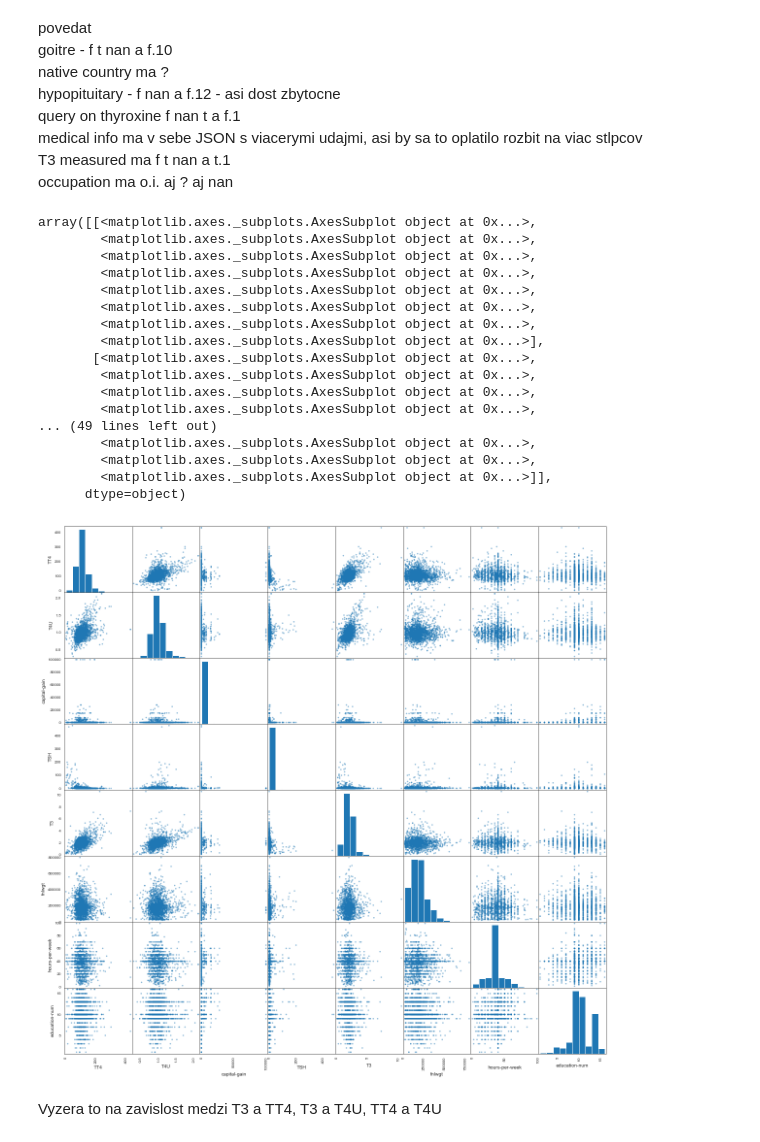
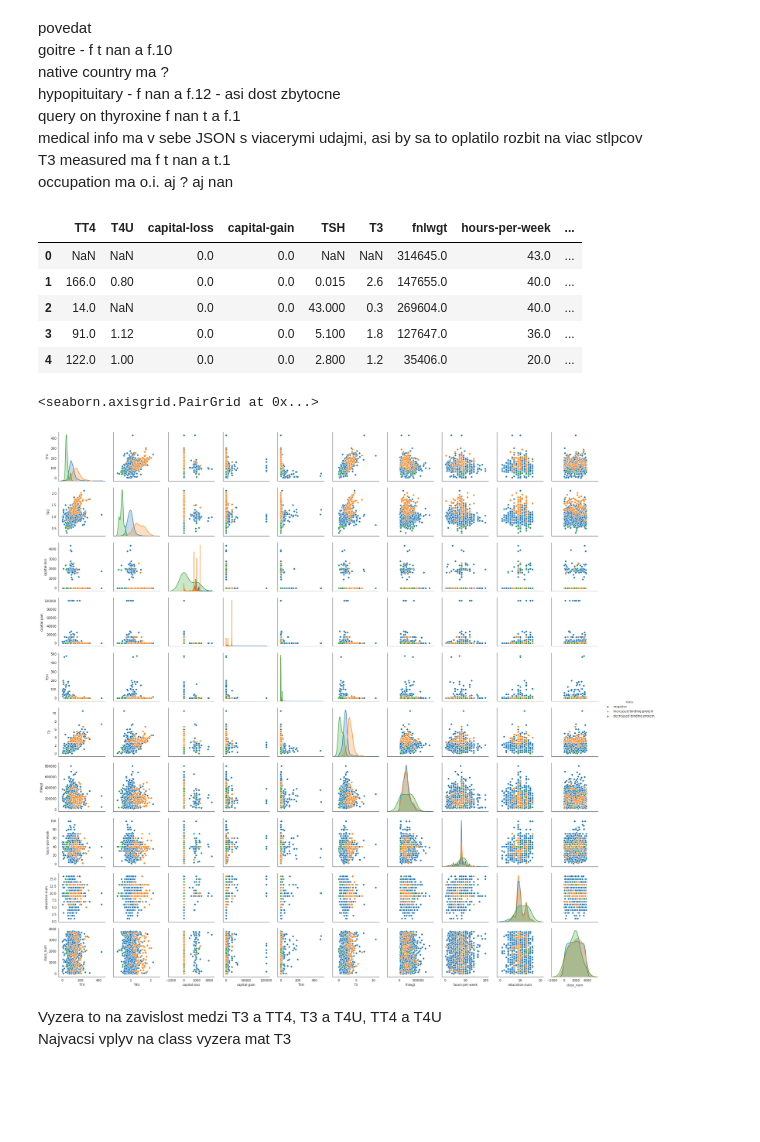
Before and after one commit to MatusPilnan/nadejny-informatik, a Jupyter notebook: utrzok-z-krabicky-od-marlboriek.ipynb, the cells around one changed output. Drawn from its saved outputs; the diff is of its cells as text; code cells hidden in the pictures; blank space fills up the shorter version.

```diff
--- a/utrzok-z-krabicky-od-marlboriek.ipynb
+++ b/utrzok-z-krabicky-od-marlboriek.ipynb
@@ -80,0 +83,17 @@ array(['?', nan], dtype=object)
+# %%
+bulo = lambda vstup: vstup.lower().split('.')[0] == 't'
+konvertovace = {
+    "FTI measured": bulo,
+    "tumor": bulo,
+    "lithium": bulo,
+    "thyroid surgery": bulo,
+    "I131 treatment": bulo,
+    "goitre": bulo,
+    "hypopituitary": bulo,
+    "query on thyroxine": bulo,
+    "T3 measured": bulo,
+    "TBG measured": bulo,
+    "pregnant": bulo
+}
+other = pd.read_csv("data/other_train.csv", na_values=['?', '??'], index_col=0, true_values=['t'], false_values=['f'],
+                    converters=konvertovace)
@@ -80,0 +104,3 @@ array(['?', nan], dtype=object)
+# %%
+other['class_num'] = other['class'].str.partition('.|')[2].astype(float)
+other['class_name'] = other['class'].str.partition('.|')[0].str.lower()
@@ -276,31 +318,25 @@ occupation ma o.i. aj ? aj nan
 # %%
 
 other.select_dtypes(include=np.number).head()
+# %% [output]
+|  | TT4 | T4U | capital-loss | capital-gain | TSH | T3 | fnlwgt | hours-per-week | ... |
+| 0 | NaN | NaN | 0.0 | 0.0 | NaN | NaN | 314645.0 | 43.0 | ... |
+| 1 | 166.0 | 0.80 | 0.0 | 0.0 | 0.015 | 2.6 | 147655.0 | 40.0 | ... |
+| 2 | 14.0 | NaN | 0.0 | 0.0 | 43.000 | 0.3 | 269604.0 | 40.0 | ... |
+| 3 | 91.0 | 1.12 | 0.0 | 0.0 | 5.100 | 1.8 | 127647.0 | 36.0 | ... |
+| 4 | 122.0 | 1.00 | 0.0 | 0.0 | 2.800 | 1.2 | 35406.0 | 20.0 | ... |
 # %%
 
 
-numeric = other.select_dtypes(include=np.number)
+numeric = other.select_dtypes(include=np.number).drop(columns="TBG")
+numeric['class'] = other['class_name']
 
-pd.plotting.scatter_matrix(numeric.drop(numeric.columns[0], axis=1), figsize=[20,20])
+# pd.plotting.scatter_matrix(other)
+sns.pairplot(numeric, hue='class')
 # %% [output]
-array([[<matplotlib.axes._subplots.AxesSubplot object at 0x...>,
-        <matplotlib.axes._subplots.AxesSubplot object at 0x...>,
-        <matplotlib.axes._subplots.AxesSubplot object at 0x...>,
-        <matplotlib.axes._subplots.AxesSubplot object at 0x...>,
-        <matplotlib.axes._subplots.AxesSubplot object at 0x...>,
-        <matplotlib.axes._subplots.AxesSubplot object at 0x...>,
-        <matplotlib.axes._subplots.AxesSubplot object at 0x...>,
-        <matplotlib.axes._subplots.AxesSubplot object at 0x...>],
-       [<matplotlib.axes._subplots.AxesSubplot object at 0x...>,
-        <matplotlib.axes._subplots.AxesSubplot object at 0x...>,
-        <matplotlib.axes._subplots.AxesSubplot object at 0x...>,
-        <matplotlib.axes._subplots.AxesSubplot object at 0x...>,
-... (49 lines left out)
-        <matplotlib.axes._subplots.AxesSubplot object at 0x...>,
-        <matplotlib.axes._subplots.AxesSubplot object at 0x...>,
-        <matplotlib.axes._subplots.AxesSubplot object at 0x...>]],
-      dtype=object)
+<seaborn.axisgrid.PairGrid at 0x...>
-[figure, old version]
+[figure, new version]
 # %% [markdown]
 Vyzera to na zavislost medzi T3 a TT4, T3 a T4U, TT4 a T4U
+Najvacsi vplyv na class vyzera mat T3
 # %%
```
Also changed, not shown: parts of 38 cells of this notebook.
